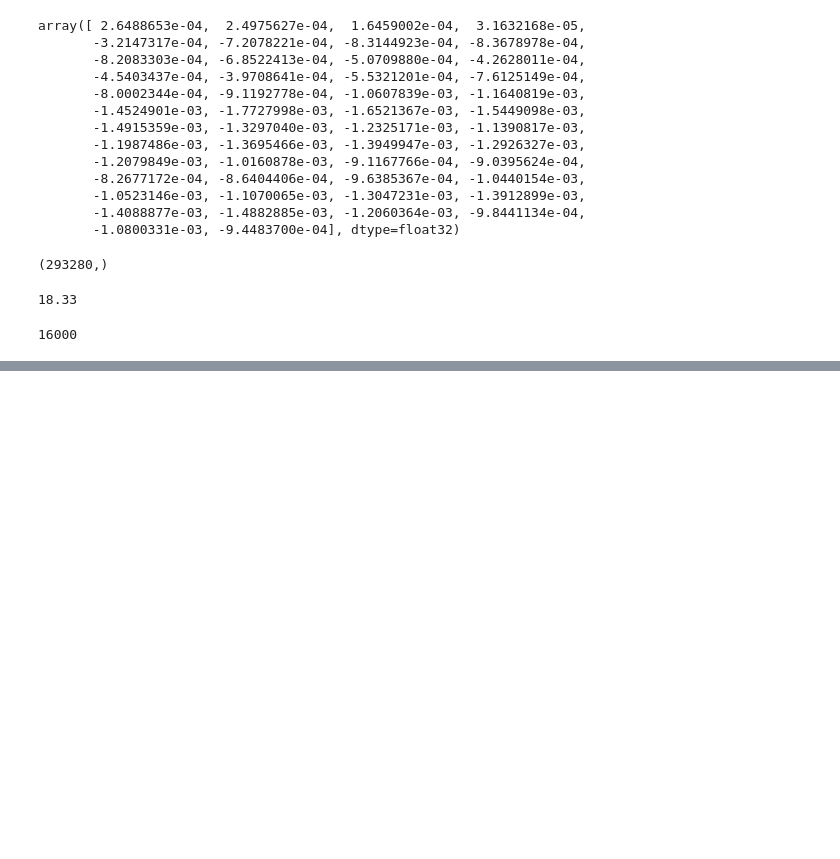
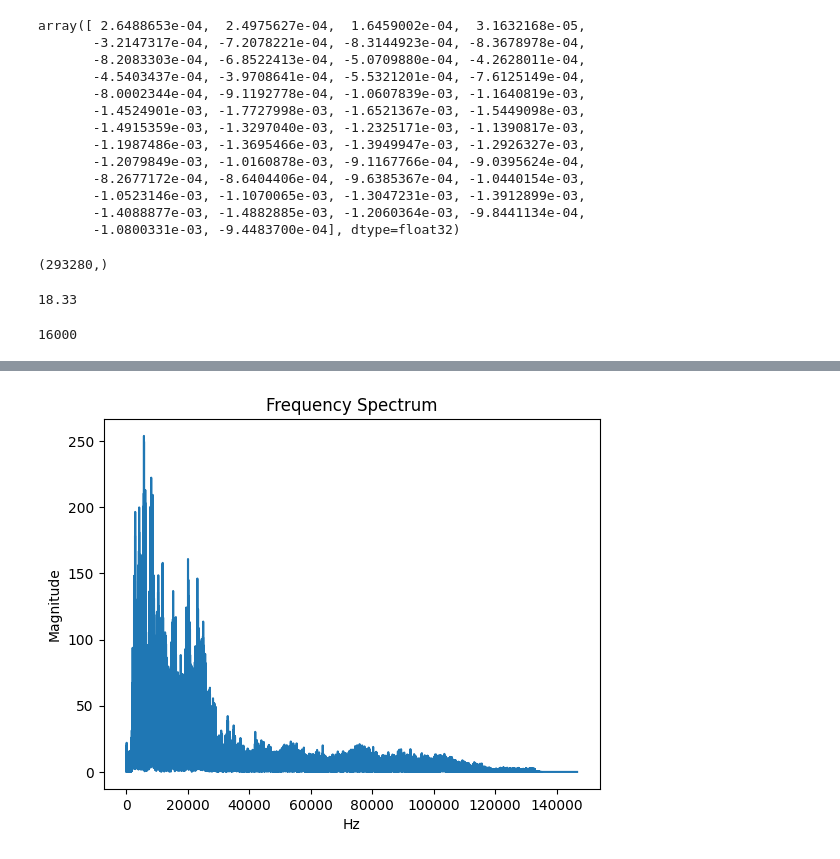
Before and after one commit to IrfanKpm/ai-with-huggingface, a Jupyter notebook: ch02_audio_models.ipynb, the cells around one changed output, grey strips where cells are left out. Drawn from its saved outputs; the diff is of its cells as text; code cells hidden in the pictures; blank space fills up the shorter version.

```diff
--- a/ch02_audio_models.ipynb
+++ b/ch02_audio_models.ipynb
@@ -42,0 +78,8 @@ sr
+# %%
+plt.plot(np.abs(dft))
+plt.title("Frequency Spectrum")
+plt.xlabel("Hz")
+plt.ylabel("Magnitude")
+plt.show()
+# %% [output]
+[figure, added]
```
Also changed, not shown: parts of 11 cells of this notebook.
